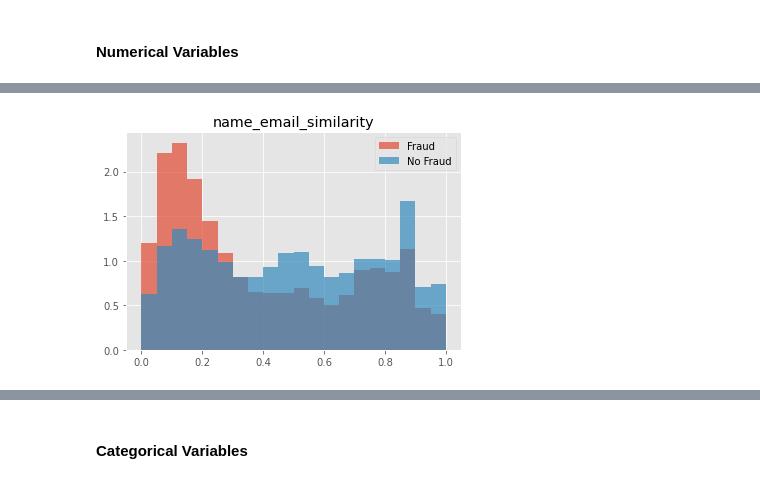
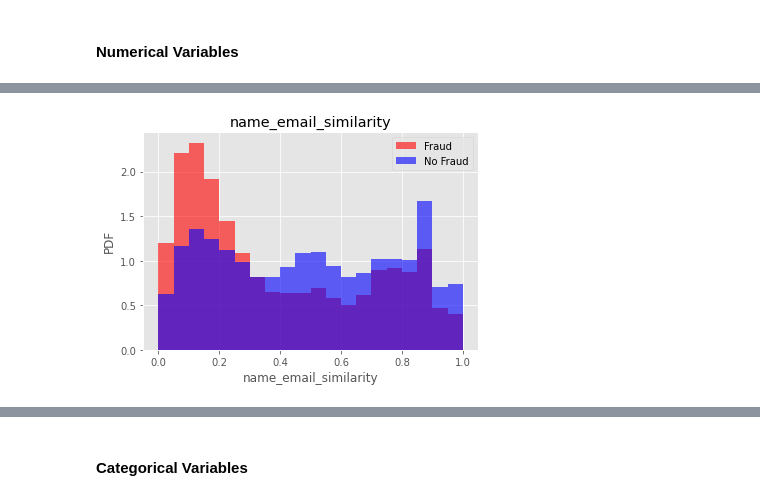
Before and after one commit to claryrodz/bank-fraud-prediction, a Jupyter notebook: Rodriguez_Clary_Code.ipynb, the cells around one changed output, grey strips where cells are left out. Cells and saved outputs as stored; diff of their text form; code cells hidden in the pictures.

```diff
--- a/Rodriguez_Clary_Code.ipynb
+++ b/Rodriguez_Clary_Code.ipynb
@@ -61,6 +70,7 @@ bank_months_count 0.253635  % missing values
 session_length_in_minutes 0.002015  % missing values
 device_distinct_emails_8w 0.000359  % missing values
 # %%
+# For each feature with missing values, check what % of the missing and not missing values are fraudulent
 for feature in features_missing:
     data = dataset.copy()
 
@@ -68,7 +78,7 @@ for feature in features_missing:
     data[feature] = np.where(data[feature].isin([-1]), 1, 0)
 
     #  calculate the 'fraud_bool' where the information is missing or present
-    d=data.groupby(feature)['fraud_bool'].sum()/np.sum(dataset['fraud_bool']==1)
+    d=data.groupby(feature)['fraud_bool'].sum()/np.sum(dataset['fraud_bool']==1)*100
     d.plot(kind='bar')
     plt.title(feature)
     plt.show()
@@ -89,16 +103,15 @@ sns.heatmap(data.corr(), annot=False)
 # %% [markdown]
 #### Numerical Variables
 # %%
-# Discrete features vs 'fraud_bool'
-
+# Discrete features distribution, fraud vs. no fraud
 for feature in discrete_features:
     data=dataset.copy()
     data['fraud_bool_inv']=1-data['fraud_bool']
-    d=data.groupby(feature)['fraud_bool'].sum()/np.sum(dataset['fraud_bool']==1)
+    d=data.groupby(feature)['fraud_bool'].sum()/np.sum(dataset['fraud_bool']==1)*100
     d.plot(kind='bar',alpha=.6,color='red',label='fraud')
-    d2=data.groupby(feature)['fraud_bool_inv'].sum()/np.sum(dataset['fraud_bool']==0)
+    d2=data.groupby(feature)['fraud_bool_inv'].sum()/np.sum(dataset['fraud_bool']==0)*100
     d2.plot(kind='bar',alpha=.6,color='blue',label='no fraud')
-    plt.ylabel('total %')
+    plt.ylabel('% of data')
     plt.xlabel(feature)
     plt.legend()
     plt.show()
@@ -119,15 +132,16 @@ for feature in discrete_features:
 # %%
-# Continuous features vs 'fraud_bool'
-
+# Continuous features distribution, fraud vs. no fraud
 for feature in continuous_features:
     data = dataset.copy()
     p1=data.loc[data['fraud_bool']==1][feature].to_numpy()
     p2=data.loc[data['fraud_bool']==0][feature].to_numpy()
     plt.figure()
-    plt.hist(p1,20,density=True,alpha=.7,label='Fraud')
-    plt.hist(p2,20,density=True,alpha=.7,label='No Fraud')
+    plt.hist(p1,20,density=True,alpha=.6,color='red',label='Fraud')
+    plt.hist(p2,20,density=True,alpha=.6,color='blue',label='No Fraud')
     plt.title(feature)
+    plt.xlabel(feature)
+    plt.ylabel('PDF')
     plt.legend()
     plt.show()
 # %% [output]
-[figure, old version]
+[figure, new version]
```
Also changed, not shown: parts of 16 cells of this notebook.
